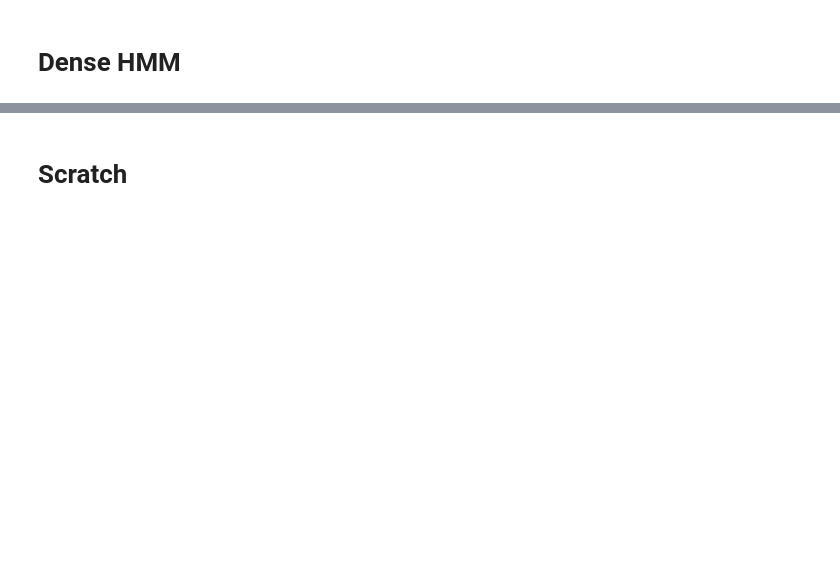
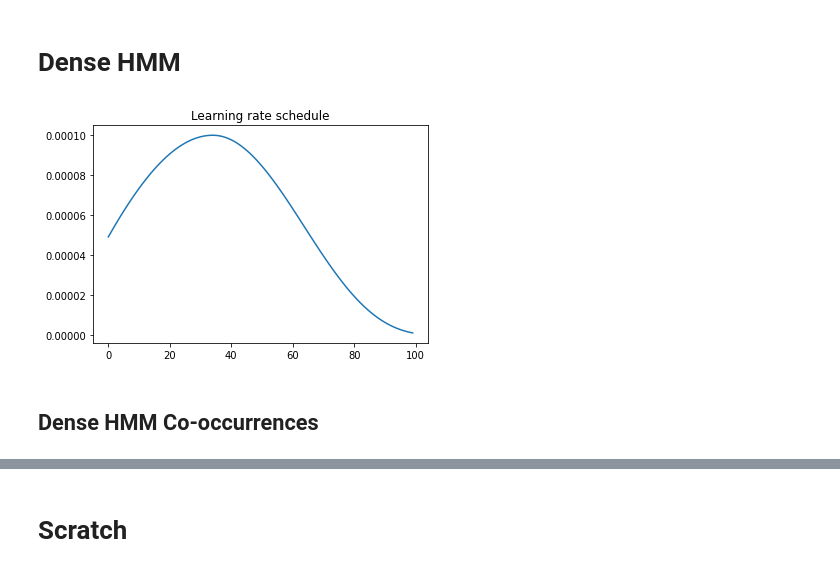
Before and after one commit to CIRGLaboratory/GausianDenseHMM, a Jupyter notebook: code_dense_hmm/simple_test_gaussian.ipynb, the cells around one changed output, grey strips where cells are left out. Cells and saved outputs as stored; diff of their text form; code cells hidden in the pictures; blank space fills up the shorter version.

```diff
--- a/code_dense_hmm/simple_test_gaussian.ipynb
+++ b/code_dense_hmm/simple_test_gaussian.ipynb
@@ -146,2 +135,15 @@ for i in range(s if plot_all_sequences else  5):
 # %% [markdown]
 # Dense HMM
+# %%
+EM_ITER=100
+def em_scheduler(max_lr, it):
+    if it <= np.ceil(EM_ITER / 3):
+        return max_lr * np.cos(3 * (np.ceil(EM_ITER / 3) - it) * np.pi * .33 / EM_ITER)
+    else:
+        return max_lr * np.cos((it - np.ceil(EM_ITER / 3)) * np.pi * .66 / EM_ITER) ** 3
+
+plt.plot([em_scheduler(.0001, it) for it in range(EM_ITER)])
+plt.title("Learning rate schedule")
+plt.show()
+# %% [output]
+[figure, added]
@@ -147,0 +199,2 @@ for i in range(s if plot_all_sequences else  5):
+# %% [markdown]
+## Dense HMM Co-occurrences
```
Also changed, not shown: parts of 14 cells of this notebook, 2 other files.
